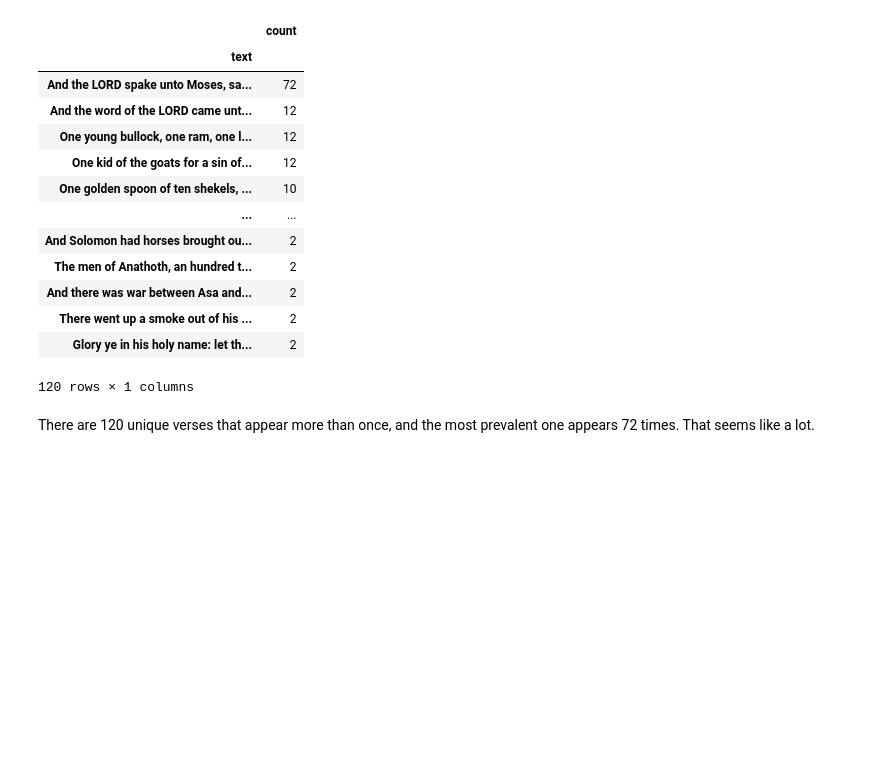
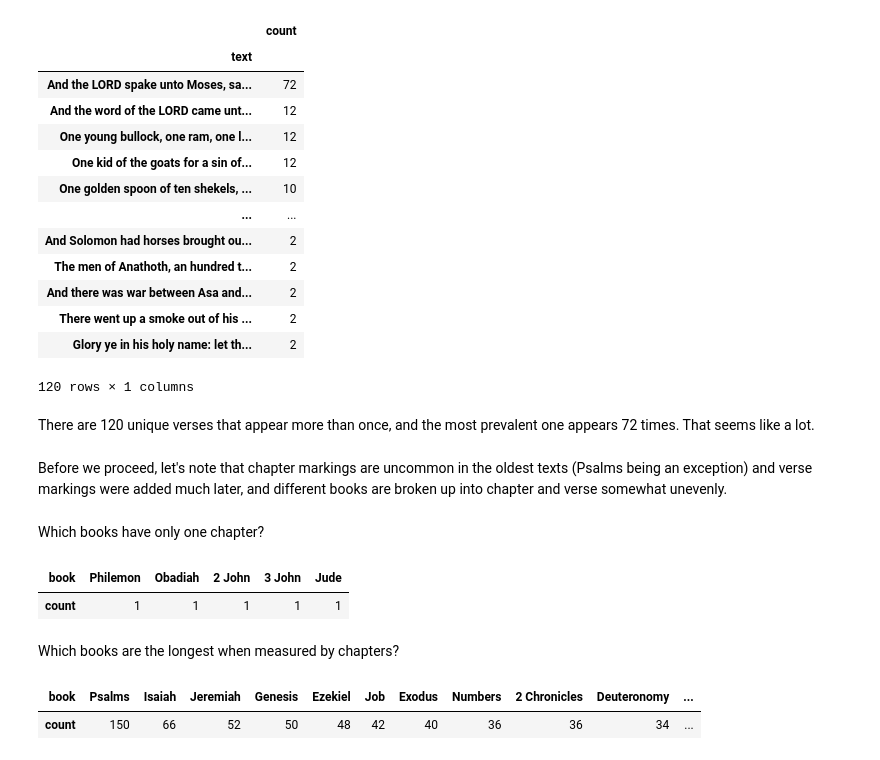
Before and after one commit to mikedelong/kaggle-workbooks, a Jupyter notebook: notebookc5336db2da.ipynb, the cells around one changed output. Saved outputs shown, nothing was run; the diff lists cells and outputs as text; code cells hidden in the pictures; blank space fills up the shorter version.

```diff
--- a/notebookc5336db2da.ipynb
+++ b/notebookc5336db2da.ipynb
@@ -70,3 +70,20 @@ verse_counts_df[verse_counts_df['count'] > 1]
 120 rows × 1 columns
 # %% [markdown]
 There are 120 unique verses that appear more than once, and the most prevalent one appears 72 times. That seems like a lot.
+# %% [markdown]
+Before we proceed, let's note that chapter markings are uncommon in the oldest texts (Psalms being an exception) and verse markings were added much later, and different books are broken up into chapter and verse somewhat unevenly.
+# %% [markdown]
+Which books have only one chapter?
+# %%
+chapter_count_df = df[['book', 'chapter']].drop_duplicates(ignore_index=True)['book'].value_counts().to_frame()
+chapter_count_df[chapter_count_df['count'] == 1].T
+# %% [output]
+| book | Philemon | Obadiah | 2 John | 3 John | Jude |
+| count | 1 | 1 | 1 | 1 | 1 |
+# %% [markdown]
+Which books are the longest when measured by chapters?
+# %%
+chapter_count_df.head(n=14).T
+# %% [output]
+| book | Psalms | Isaiah | Jeremiah | Genesis | Ezekiel | Job | Exodus | Numbers | 2 Chronicles | Deuteronomy | ... |
+| count | 150 | 66 | 52 | 50 | 48 | 42 | 40 | 36 | 36 | 34 | ... |
```
Also changed, not shown: parts of 14 cells of this notebook.
